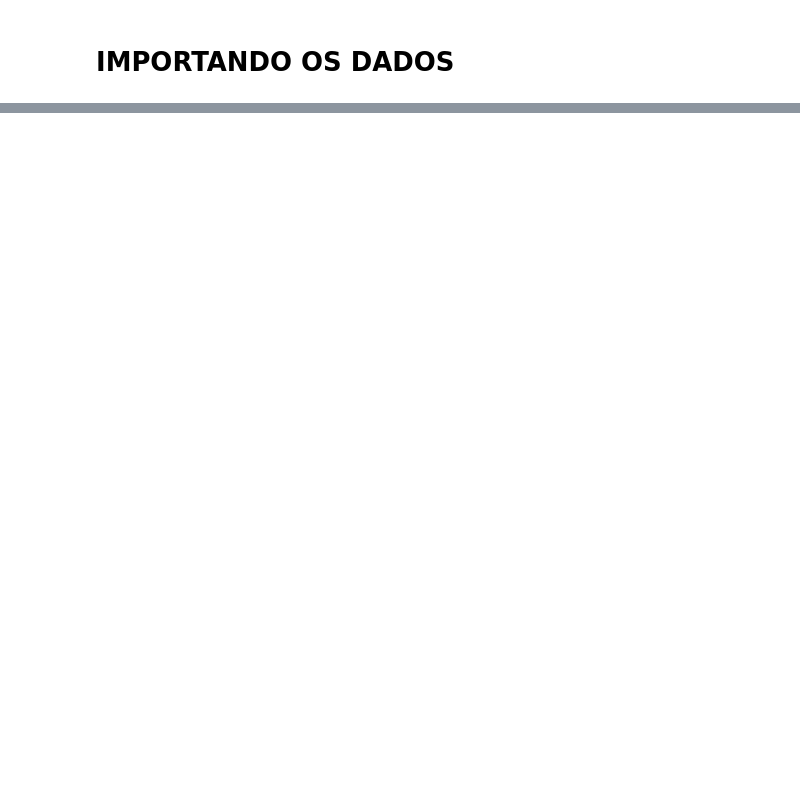
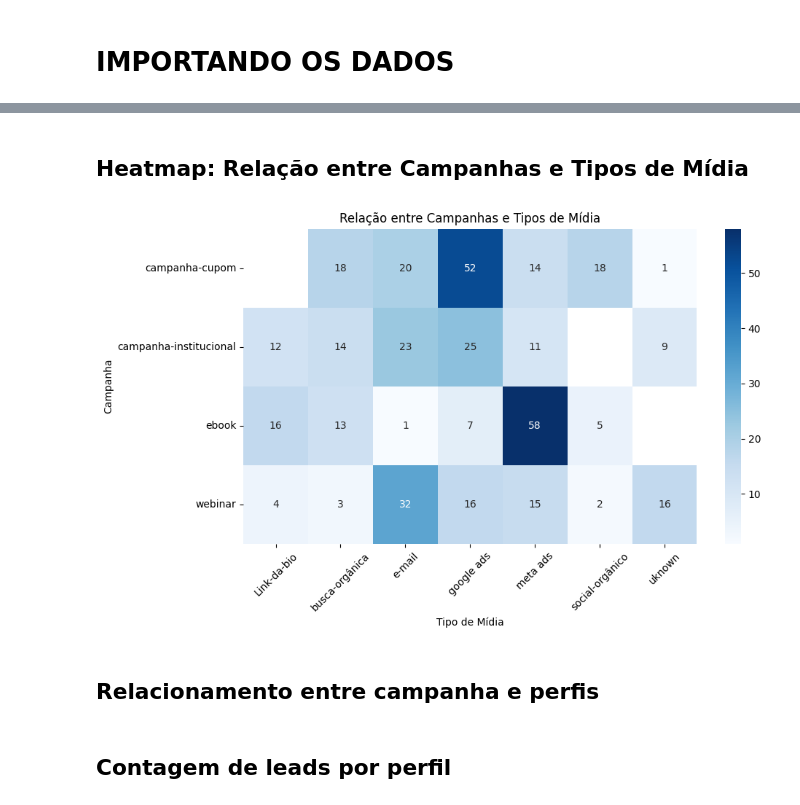
Before and after one commit to claraferreirabatista/processo_seletivo, a Jupyter notebook: Leads_Analisados.ipynb, the cells around one changed output, grey strips where cells are left out. Saved outputs shown, nothing was run; the diff lists cells and outputs as text; code cells hidden in the pictures; blank space fills up the shorter version.

```diff
--- a/Leads_Analisados.ipynb
+++ b/Leads_Analisados.ipynb
@@ -20,0 +20,3 @@ import matplotlib.pyplot as plt
+# %%
+#carregamento da planilha
+leads_gerados = pd.read_csv('leads_gerados.csv')
@@ -20,0 +73,24 @@ import matplotlib.pyplot as plt
+# %% [markdown]
+## **Heatmap**: Relação entre Campanhas e Tipos de Mídia
+# %%
+# Contagem de cada campanha por tipo de mídia
+contagem = leads_gerados.groupby(['Campanha', 'Mídia']).size().reset_index(name='Contagem')
+
+# Criando uma tabela pivô para facilitar a criação do heatmap
+pivot_table = contagem.pivot(index='Campanha', columns='Mídia', values='Contagem')
+
+# Criando o heatmap com Seaborn
+plt.figure(figsize=(10, 6))
+sns.heatmap(pivot_table, annot=True, cmap='Blues', fmt='g')
+plt.title('Relação entre Campanhas e Tipos de Mídia')
+plt.xlabel('Tipo de Mídia')
+plt.ylabel('Campanha')
+plt.xticks(rotation=45)
+plt.tight_layout()
+plt.show()
+# %% [output]
+[figure, added]
+# %% [markdown]
+## Relacionamento entre campanha e perfis
+# %% [markdown]
+## Contagem de leads por perfil
```
Also changed, not shown: parts of 57 cells of this notebook.
